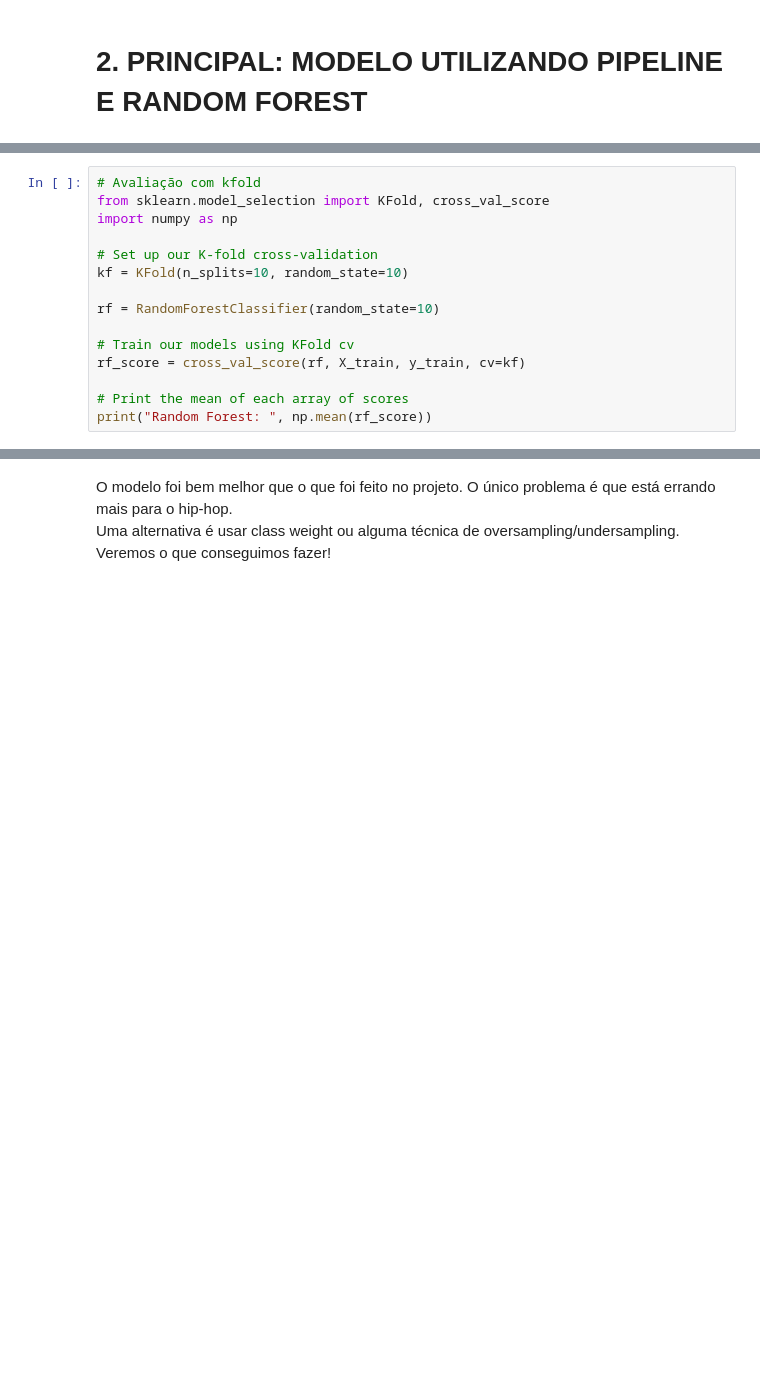
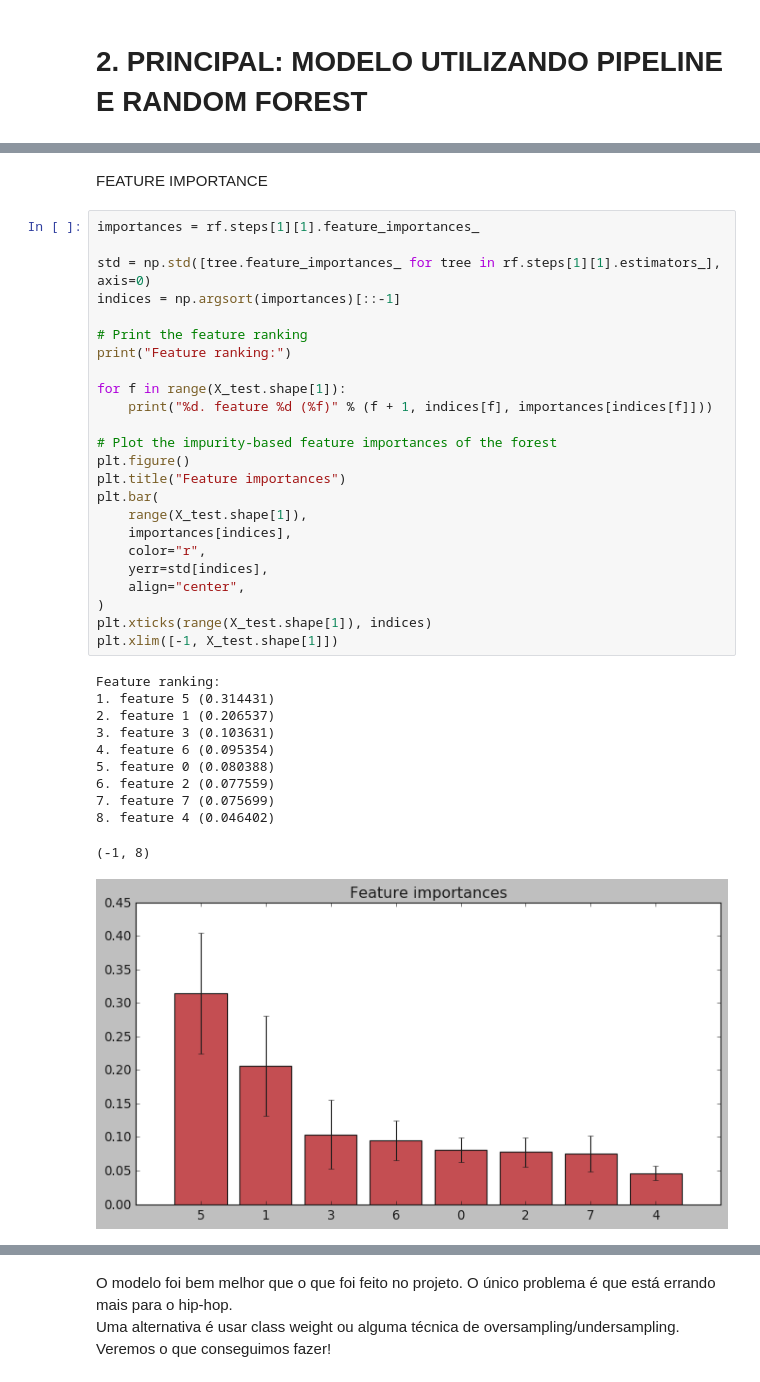
Before and after one commit to yukioandre/courses, a Jupyter notebook: datacamp/project-classify-song-genres-from-Audio-Data/scripts/improved_notebook.ipynb, the cells around one changed output, grey strips where cells are left out. Cells and saved outputs as stored; diff of their text form; blank space fills up the shorter version.

```diff
--- a/datacamp/project-classify-song-genres-from-Audio-Data/scripts/improved_notebook.ipynb
+++ b/datacamp/project-classify-song-genres-from-Audio-Data/scripts/improved_notebook.ipynb
@@ -151,16 +133 @@ array([[ 205,   74],
 [interactive output not drawn]
-# %%
-# Avaliação com kfold
-from sklearn.model_selection import KFold, cross_val_score
-import numpy as np
-
-# Set up our K-fold cross-validation
-kf = KFold(n_splits=10, random_state=10)
-
-rf = RandomForestClassifier(random_state=10)
-
-# Train our models using KFold cv
-rf_score = cross_val_score(rf, X_train, y_train, cv=kf)
-
-# Print the mean of each array of scores
-print("Random Forest: ", np.mean(rf_score))
@@ -169,0 +178,38 @@ Random Forest:  0.9226428924685601
+# %% [markdown]
+FEATURE IMPORTANCE
+# %%
+importances = rf.steps[1][1].feature_importances_
+
+std = np.std([tree.feature_importances_ for tree in rf.steps[1][1].estimators_], axis=0)
+indices = np.argsort(importances)[::-1]
+
+# Print the feature ranking
+print("Feature ranking:")
+
+for f in range(X_test.shape[1]):
+    print("%d. feature %d (%f)" % (f + 1, indices[f], importances[indices[f]]))
+
+# Plot the impurity-based feature importances of the forest
+plt.figure()
+plt.title("Feature importances")
+plt.bar(
+    range(X_test.shape[1]),
+    importances[indices],
+    color="r",
+    yerr=std[indices],
+    align="center",
+)
+plt.xticks(range(X_test.shape[1]), indices)
+plt.xlim([-1, X_test.shape[1]])
+# %% [output]
+Feature ranking:
+1. feature 5 (0.314431)
+2. feature 1 (0.206537)
+3. feature 3 (0.103631)
+4. feature 6 (0.095354)
+5. feature 0 (0.080388)
+6. feature 2 (0.077559)
+7. feature 7 (0.075699)
+8. feature 4 (0.046402)
+(-1, 8)
+[figure, added]
```
Also changed, not shown: parts of 26 cells of this notebook.
